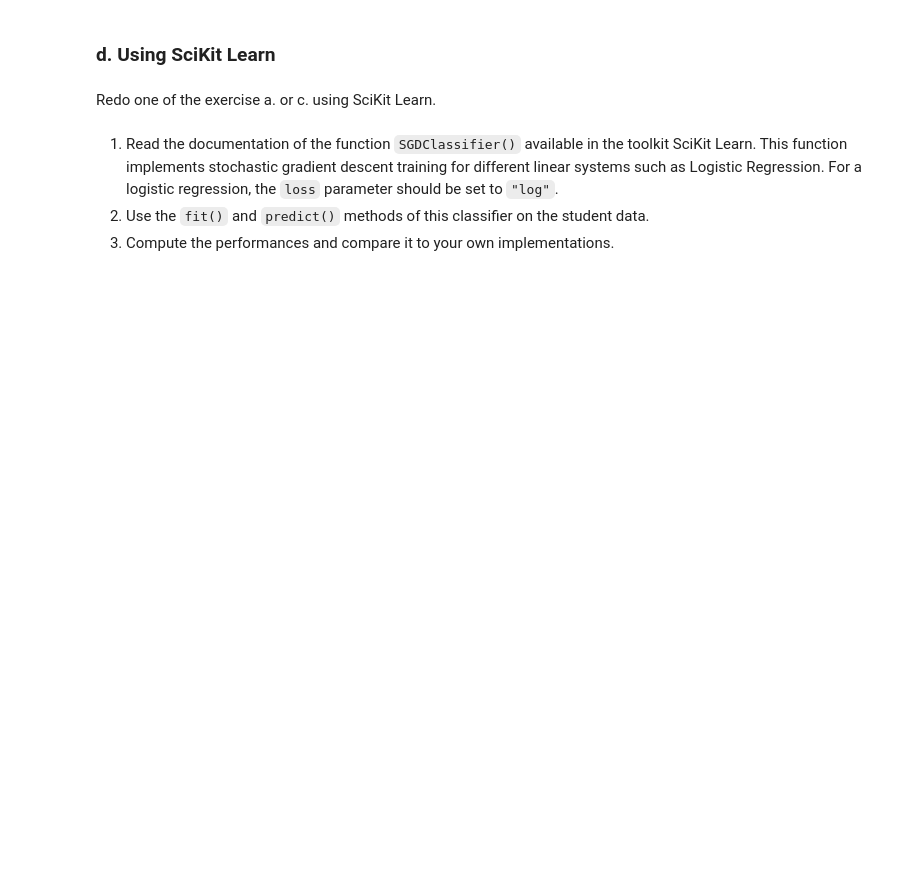
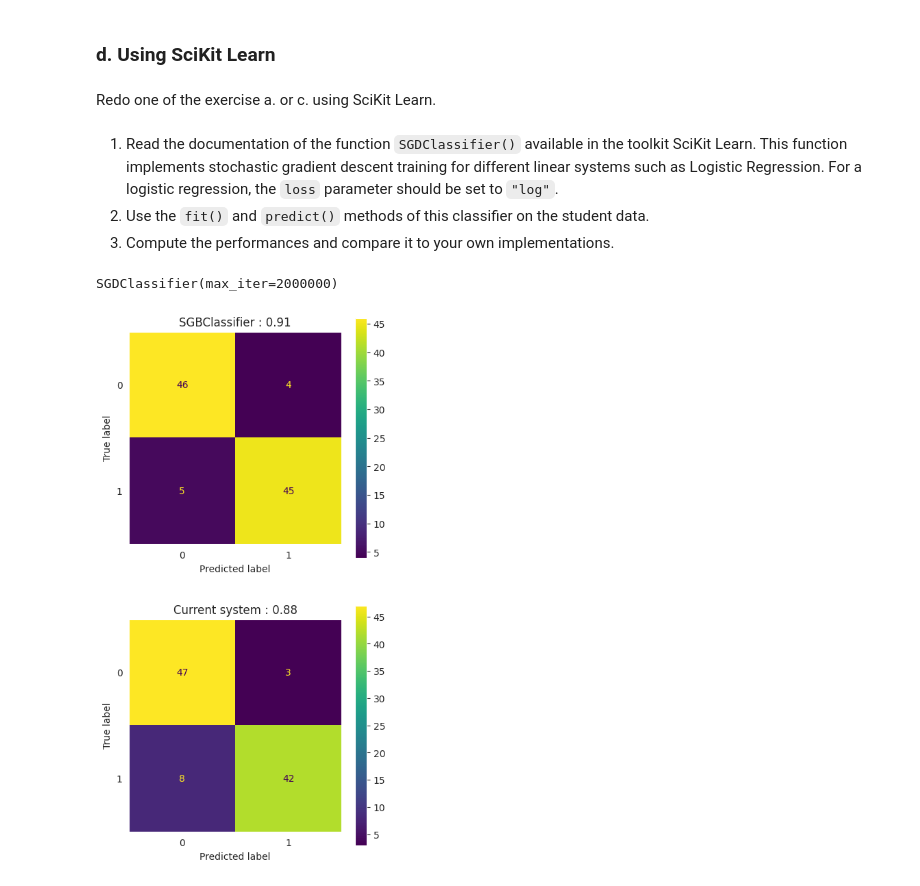
Before and after one commit to magskwa/Mache_Le, a Jupyter notebook: PW06/ex1-logistic-regression/ex1-logistic-regression-stud.ipynb, the cells around one changed output. Saved outputs shown, nothing was run; the diff lists cells and outputs as text; code cells hidden in the pictures; blank space fills up the shorter version.

```diff
--- a/PW06/ex1-logistic-regression/ex1-logistic-regression-stud.ipynb
+++ b/PW06/ex1-logistic-regression/ex1-logistic-regression-stud.ipynb
@@ -237,3 +285,15 @@ Redo one of the exercise a. or c. using SciKit Learn.
 1. Compute the performances and compare it to your own implementations.
 # %%
 # Your code here
+model = SGDClassifier(max_iter=2000000, tol=0.001)
+model.fit(X, y)
+# %% [output]
+SGDClassifier(max_iter=2000000)
+# %%
+predictions_sgd = model.predict(X_test)
+
+_, ax = plt.subplots(2, 1, figsize=(5,10))
+show_perf(ax[0], "SGBClassifier", y_test, predictions_sgd)
+show_perf(ax[1], "Current system", y_test, predictions)
+# %% [output]
+[figure, added]
```
Also changed, not shown: parts of 12 cells of this notebook.
